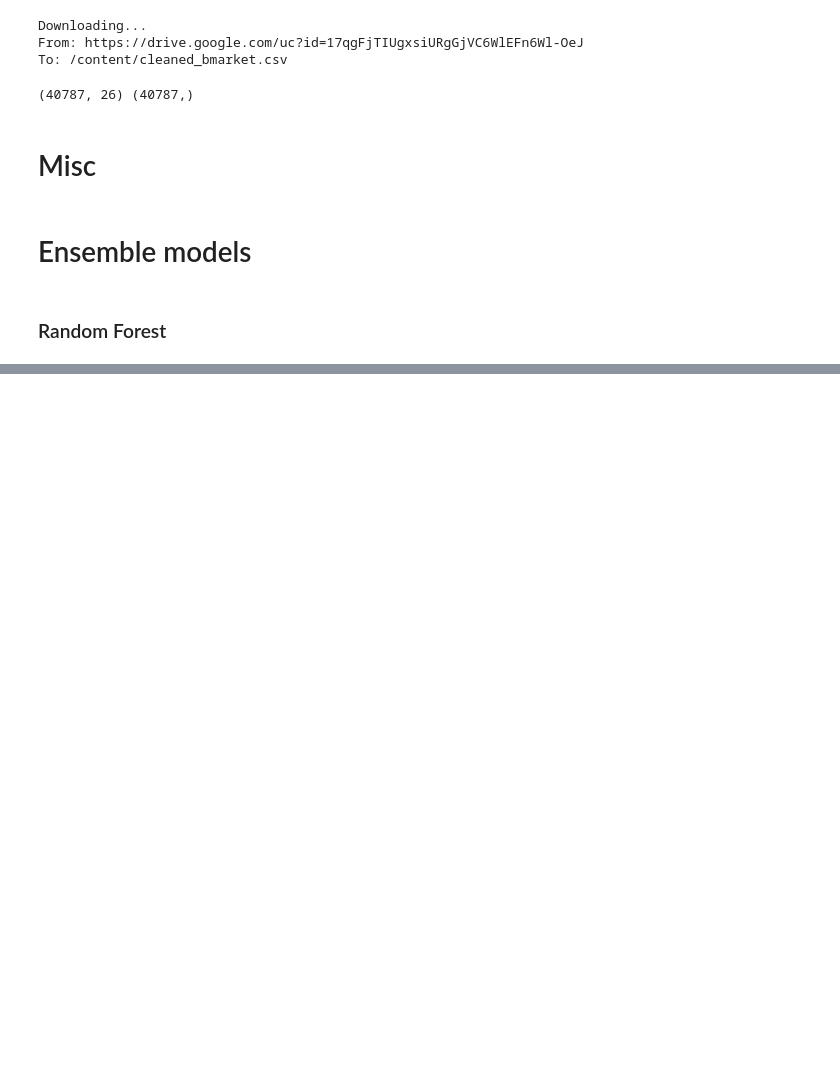
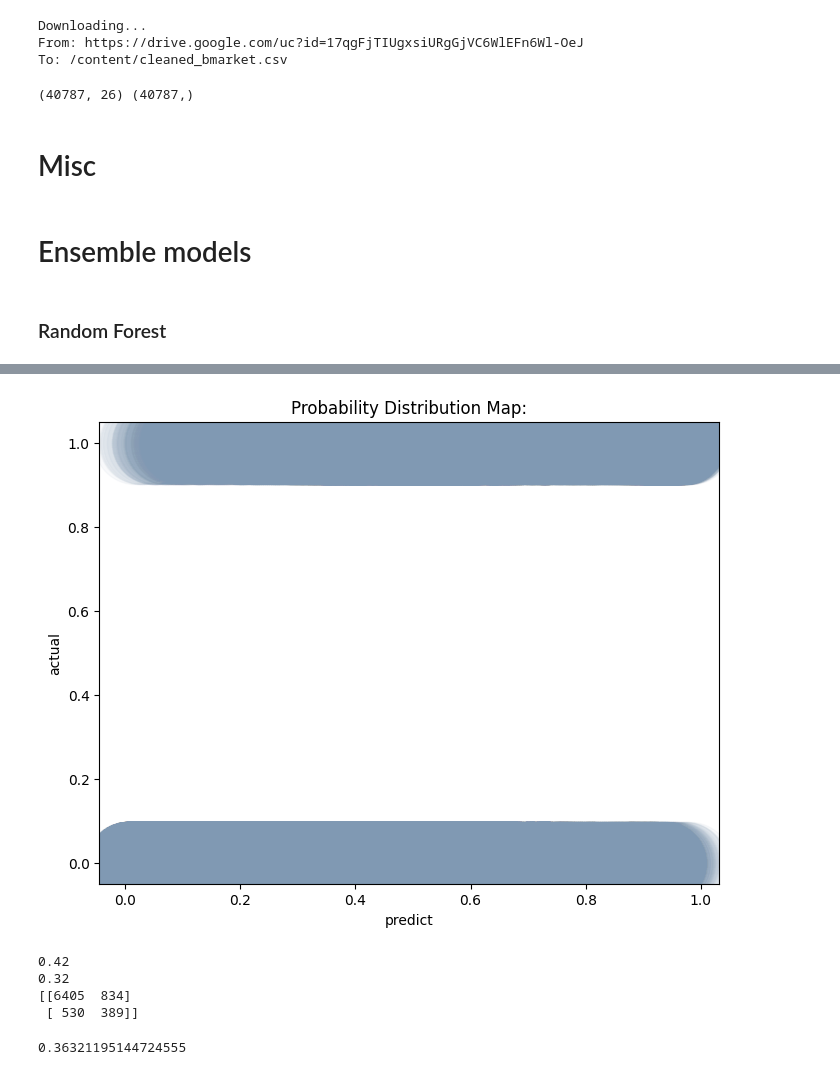
Before and after one commit to HigherGround189/EGT309-Team-Harish-Kanna, a Jupyter notebook: notebooks/Zhexiang_Model_training.ipynb, the cells around one changed output, grey strips where cells are left out. Cells and saved outputs as stored; diff of their text form; code cells hidden in the pictures; blank space fills up the shorter version.

```diff
--- a/notebooks/Zhexiang_Model_training.ipynb
+++ b/notebooks/Zhexiang_Model_training.ipynb
@@ -174,0 +238,23 @@ Fitting 2 folds for each of 162 candidates, totalling 324 fits
+# %%
+y_scores = rf_ens.best_model.predict_proba(X)[:, 1]
+if hasattr(y, 'replace'):
+      y_numeric = y.replace(True, 1).replace(False, 0).astype(int)
+else:
+      y_numeric = y.astype(int)
+dist_df = pd.DataFrame({
+            'actual': y_numeric,
+            'predict': y_scores
+        })
+color = np.array([0.5, 0.6, 0.7]).reshape(1, -1)
+ax = dist_df.plot.scatter(
+    x='predict',
+    y='actual',
+    s=3500,
+    alpha=0.05,
+    figsize=(8, 6),
+    c=color
+)
+plt.title(f"Probability Distribution Map:")
+plt.show()
+# %% [output]
+[figure, added]
@@ -174,0 +266,20 @@ Fitting 2 folds for each of 162 candidates, totalling 324 fits
+# %%
+from sklearn.metrics import recall_score, precision_score, confusion_matrix
+
+new_recall = recall_score(y_test, y_pred_shifted)
+new_precision = precision_score(y_test, y_pred_shifted)
+
+print(f"{new_recall:.2f}")
+print(f"{new_precision:.2f}")
+
+print(confusion_matrix(y_test, y_pred_shifted))
+# %% [output]
+0.42
+0.32
+[[6405  834]
+ [ 530  389]]
+# %%
+f1_shifted = f1_score(y_test, y_pred_shifted)
+print(f1_shifted)
+# %% [output]
+0.36321195144724555
```
Also changed, not shown: parts of 16 cells of this notebook.
